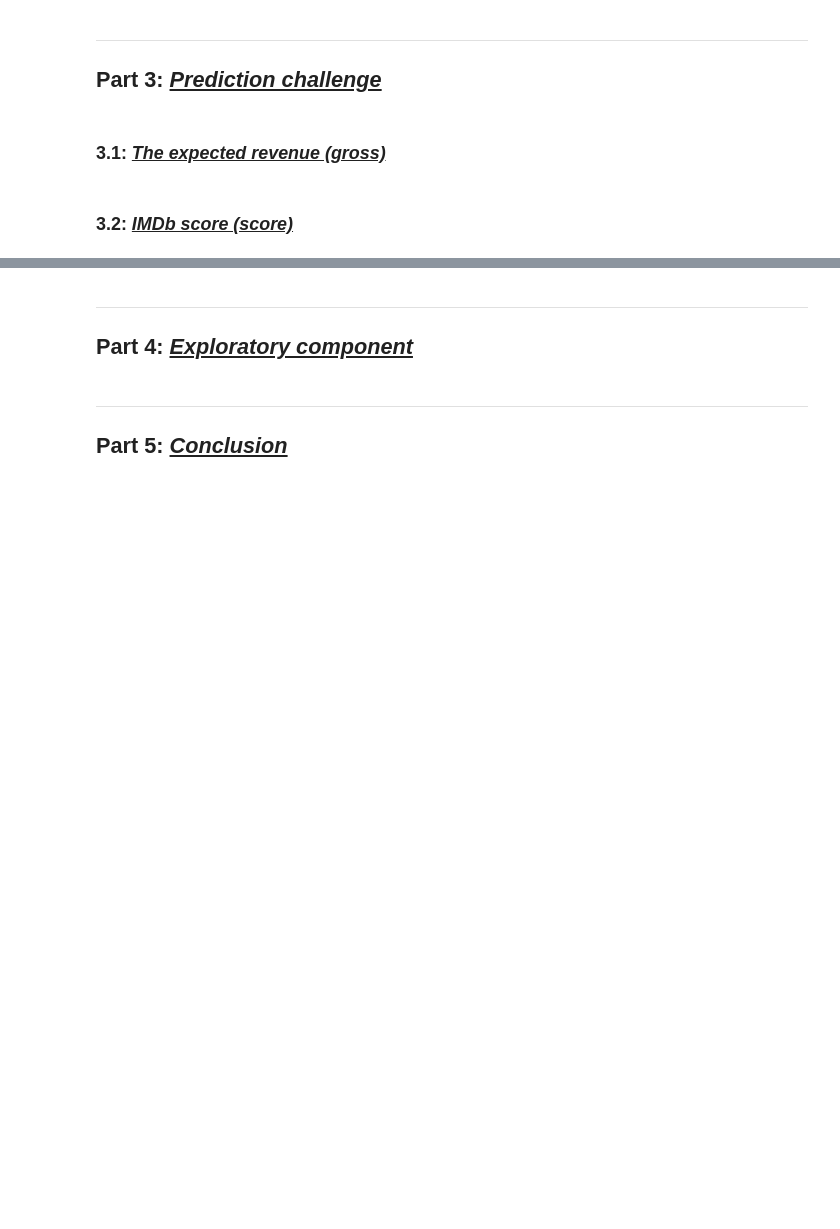
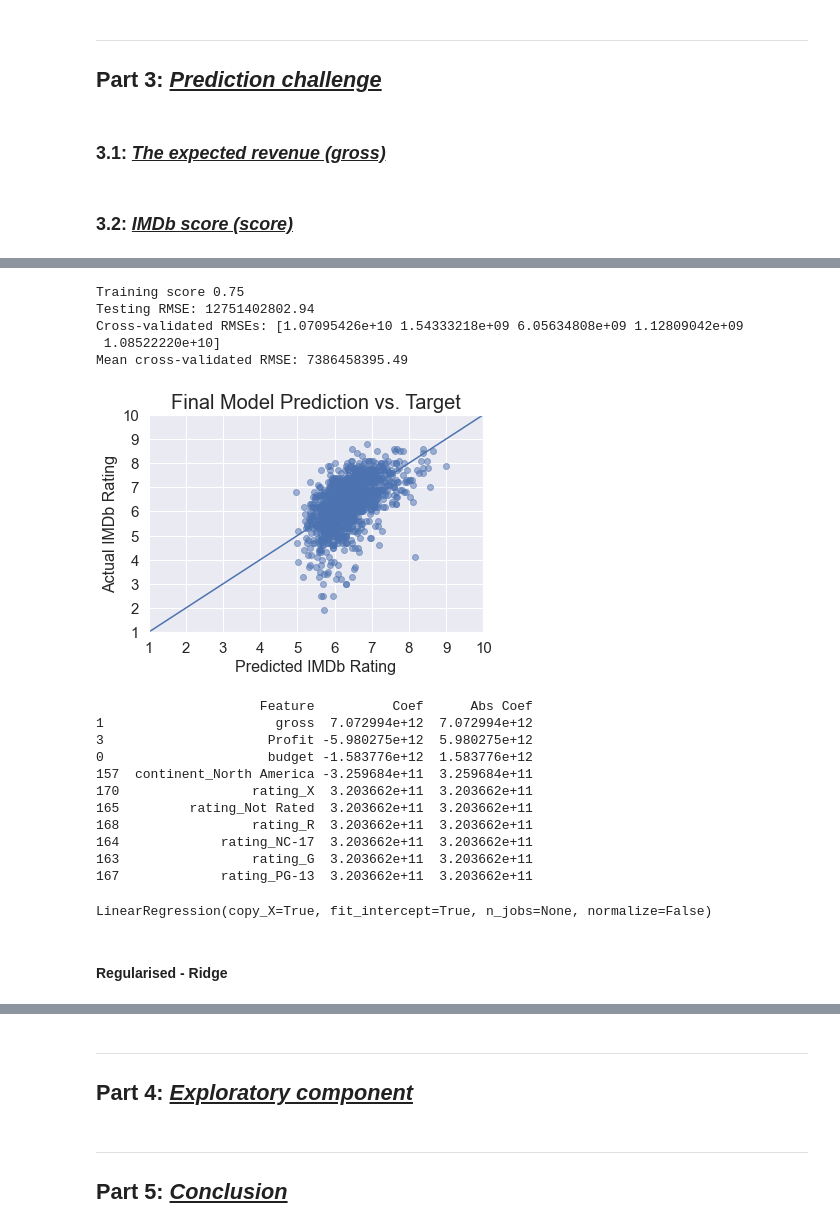
Before and after one commit to hanlululu/42577-BA-project-, a Jupyter notebook: Project_imbd-1.ipynb, the cells around one changed output, grey strips where cells are left out. Cells and saved outputs as stored; diff of their text form; code cells hidden in the pictures; blank space fills up the shorter version.

```diff
--- a/Project_imbd-1.ipynb
+++ b/Project_imbd-1.ipynb
@@ -89,0 +330,63 @@ train
+# %%
+# Function to return simple model metrics
+def get_model_metrics(X_train, y_train, X_test, y_test, model, parametric=True):
+    """This function takes the train-test splits as arguments, as well as the algorithm
+    being used, and returns the training score, the test score (both RMSE), the
+    cross-validated scores and the mean cross-validated score. It also returns the appropriate
+    feature importances depending on whether the optional argument 'parametric' is equal to
+    True or False."""
+
+    model.fit(X_train, y_train)
+    train_pred = model.predict(X_train)
+    print(train_pred)
+    test_pred = model.predict(X_test)
+    print(test_pred)
+
+    print('Training score', '{0:0.2f}'.format(np.sqrt(metrics.mean_squared_error(y_train, train_pred))))
+    print('Testing RMSE:', '{0:0.2f}'.format(np.sqrt(metrics.mean_squared_error(y_test, test_pred))))
+    cv_scores = -ms.cross_val_score(model, X_train, y_train, cv=5, scoring='neg_mean_squared_error')
+    print('Cross-validated RMSEs:', np.sqrt(cv_scores))
+    print('Mean cross-validated RMSE:', '{0:0.2f}'.format(np.sqrt(np.mean(cv_scores))))
+
+    plt.scatter(test_pred, y_test, alpha=.5)
+    plt.plot(np.linspace(0,20), np.linspace(0,20))
+    plt.title('Final Model Prediction vs. Target',fontdict = {'fontsize' : 20})
+    plt.xlabel('Predicted IMDb Rating',fontdict = {'fontsize' : 16})
+    plt.ylabel('Actual IMDb Rating',fontdict = {'fontsize' : 16})
+    plt.xticks(fontsize=15)
+    plt.yticks(fontsize=15)
+    plt.axis([1,10,1,10])
+    plt.show()
+
+    if parametric == True:
+        print(pd.DataFrame(list(zip(X_train.columns, model.coef_, abs(model.coef_))),
+                 columns=['Feature', 'Coef', 'Abs Coef']).sort_values('Abs Coef', ascending=False).head(10))
+    else:
+        print(pd.DataFrame(list(zip(X_train.columns, model.feature_importances_)),
+                 columns=['Feature', 'Importance']).sort_values('Importance', ascending=False).head(10))
+
+    return model
+# %%
+lm_simple = get_model_metrics(x_train, y_train, x_test, y_test, lm.LinearRegression())
+lm_simple
+# %% [output]
+Training score 0.75
+Testing RMSE: 12751402802.94
+Cross-validated RMSEs: [1.07095426e+10 1.54333218e+09 6.05634808e+09 1.12809042e+09
+ 1.08522220e+10]
+Mean cross-validated RMSE: 7386458395.49
+[figure, added]
+                     Feature          Coef      Abs Coef
+1                      gross  7.072994e+12  7.072994e+12
+3                     Profit -5.980275e+12  5.980275e+12
+0                     budget -1.583776e+12  1.583776e+12
+157  continent_North America -3.259684e+11  3.259684e+11
+170                 rating_X  3.203662e+11  3.203662e+11
+165         rating_Not Rated  3.203662e+11  3.203662e+11
+168                 rating_R  3.203662e+11  3.203662e+11
+164             rating_NC-17  3.203662e+11  3.203662e+11
+163                 rating_G  3.203662e+11  3.203662e+11
+167             rating_PG-13  3.203662e+11  3.203662e+11
+LinearRegression(copy_X=True, fit_intercept=True, n_jobs=None, normalize=False)
+# %% [markdown]
+#### Regularised - Ridge
```
Also changed, not shown: parts of 33 cells of this notebook, 2 other files.
